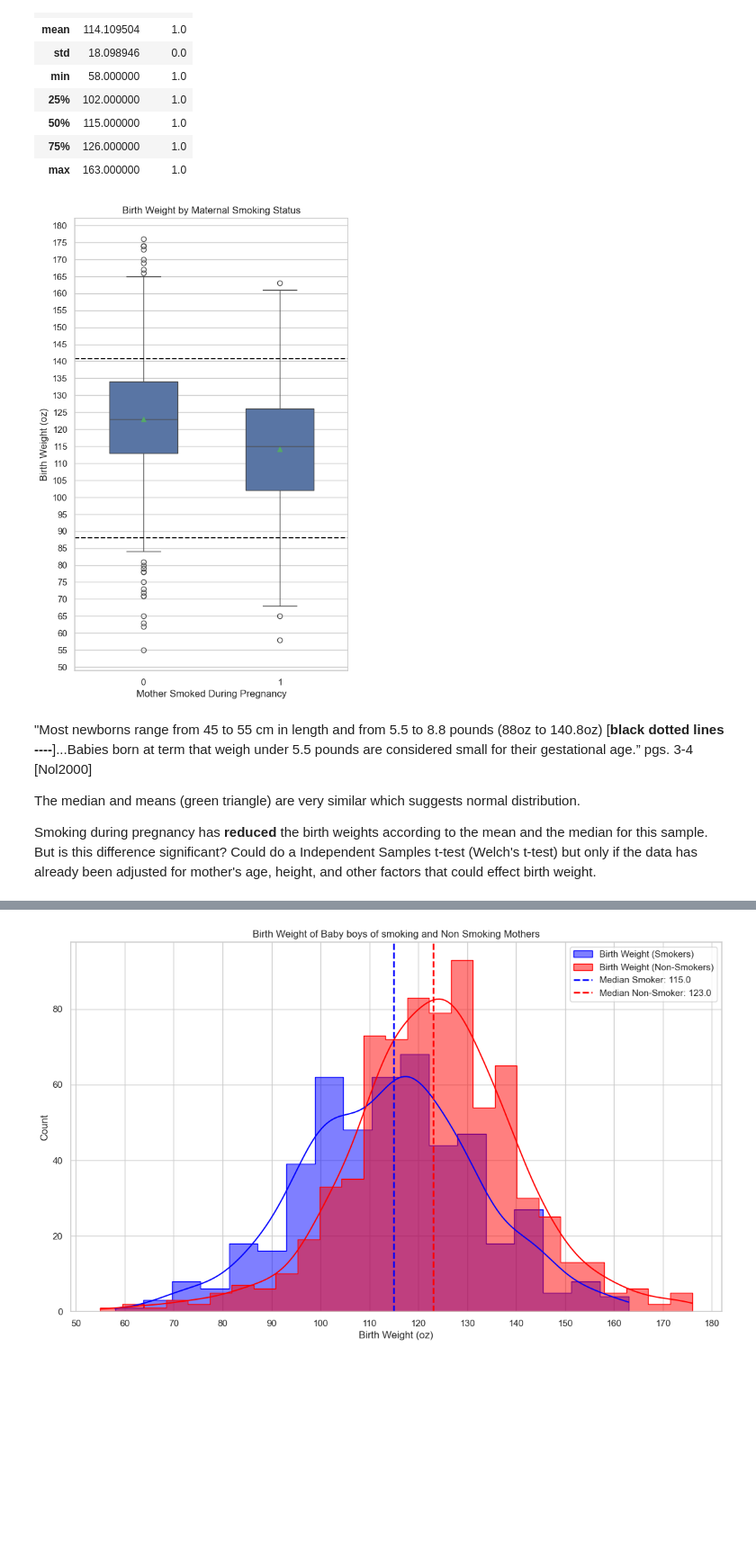
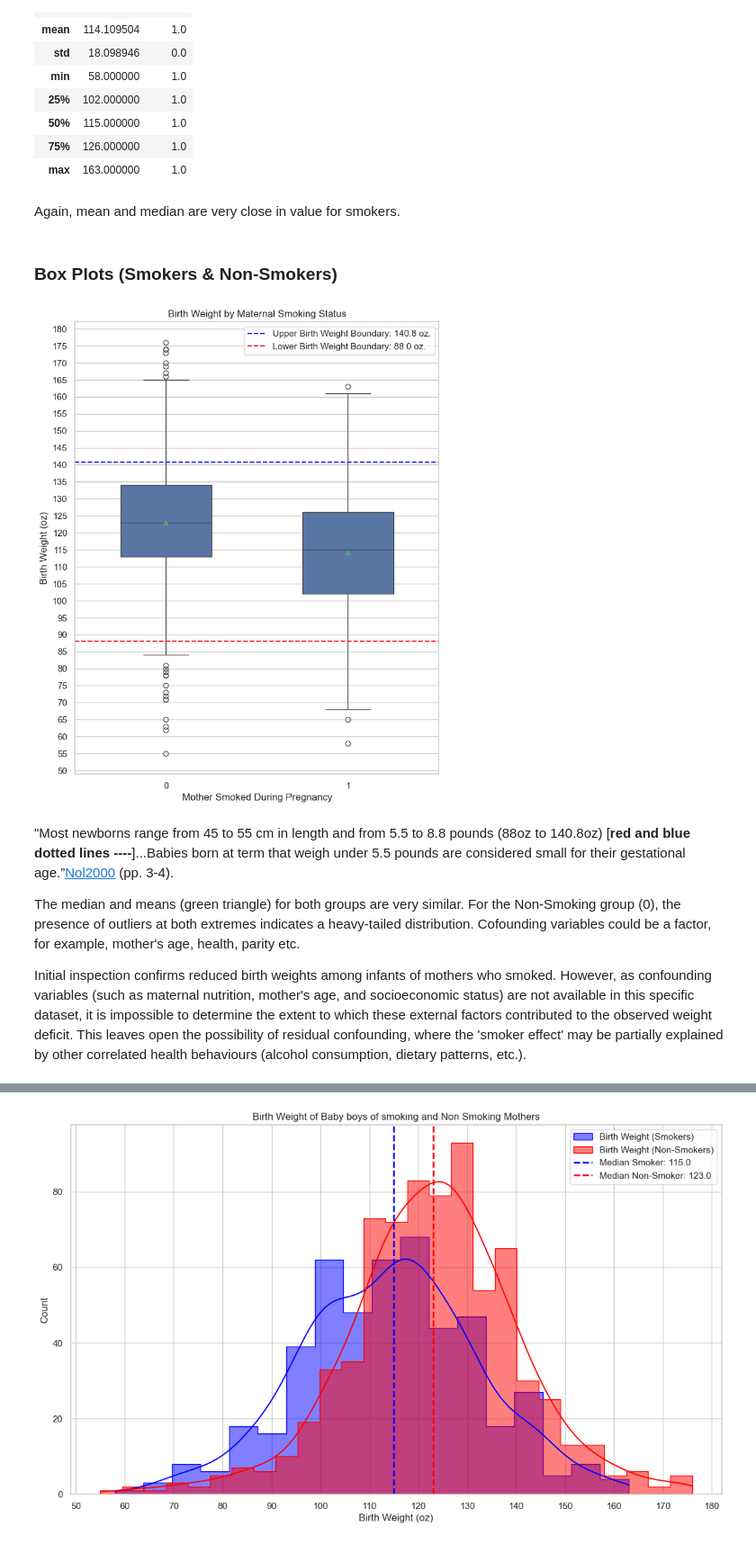
Before and after one commit to StevenKinghorn/Maternal-Smoking-and-Infant-Health-Data-Analysis, a Jupyter notebook: BirthWeight.ipynb, the cells around one changed output, grey strips where cells are left out. Shown at 90% size. Saved outputs shown, nothing was run; the diff lists cells and outputs as text; code cells hidden in the pictures; blank space fills up the shorter version.

```diff
--- a/BirthWeight.ipynb
+++ b/BirthWeight.ipynb
@@ -150,24 +164,29 @@ data_smoke.describe()
 | 50% | 115.000000 | 1.0 |
 | 75% | 126.000000 | 1.0 |
 | max | 163.000000 | 1.0 |
+# %% [markdown]
+Again, mean and median are very close in value for smokers.
+# %% [markdown]
+### Box Plots (Smokers & Non-Smokers)
 # %%
 min_birth_weight = 88 #The minimum threshold weight for babies born at term. Under this value, babies are considered small for their gestational age.
 max_birth_weight = 140.8
-plt.figure(figsize=(6, 10))
+plt.figure(figsize=(8, 10))
 sns.set_theme(style='whitegrid')
 sns.boxplot(data=data_clean, x='smoke', y='bwt', width=.5, showmeans=True)
 plt.locator_params(axis='y', nbins=30)
 plt.title('Birth Weight by Maternal Smoking Status')
 plt.xlabel('Mother Smoked During Pregnancy')
 plt.ylabel('Birth Weight (oz)')
-plt.axhline(y=min_birth_weight, color='black', linestyle='--', label=f'min_birth_weight: {min_birth_weight:.2f}')
-plt.axhline(y=max_birth_weight, color='black', linestyle='--', label=f'max_birth_weight: {max_birth_weight:.2f}')
+plt.axhline(y=max_birth_weight, color='blue', linestyle='--', label=f'Upper Birth Weight Boundary: {max_birth_weight:.1f} oz.')
+plt.axhline(y=min_birth_weight, color='red', linestyle='--', label=f'Lower Birth Weight Boundary: {min_birth_weight:.1f} oz.')
+plt.legend()
 plt.show()
 # %% [output]
-[figure, old version]
+[figure, new version]
 # %% [markdown]
-"Most newborns range from 45 to 55 cm in length and from 5.5 to 8.8 pounds (88oz to 140.8oz) [**black dotted lines ----**]...Babies born at term that weigh under 5.5 pounds are considered small for their gestational age.” pgs. 3-4 [Nol2000]
+"Most newborns range from 45 to 55 cm in length and from 5.5 to 8.8 pounds (88oz to 140.8oz) [**red and blue dotted lines ----**]...Babies born at term that weigh under 5.5 pounds are considered small for their gestational age.”[Nol2000](#Nol2000) (pp. 3-4).
 
-The median and means (green triangle) are very similar which suggests normal distribution.
+The median and means (green triangle) for both groups are very similar. For the Non-Smoking group (0), the presence of outliers at both extremes indicates a heavy-tailed distribution. Cofounding variables could be a factor, for example, mother's age, health, parity etc.
 
-Smoking during pregnancy has **reduced** the birth weights according to the mean and the median for this sample. But is this difference significant? Could do a Independent Samples t-test (Welch's t-test) but only if the data has already been adjusted for mother's age, height, and other factors that could effect birth weight.
+Initial inspection confirms reduced birth weights among infants of mothers who smoked. However, as confounding variables (such as maternal nutrition, mother's age, and socioeconomic status) are not available in this specific dataset, it is impossible to determine the extent to which these external factors contributed to the observed weight deficit. This leaves open the possibility of residual confounding, where the 'smoker effect' may be partially explained by other correlated health behaviours (alcohol consumption, dietary patterns, etc.).
```
Also changed, not shown: parts of 38 cells of this notebook, 1 other file.
